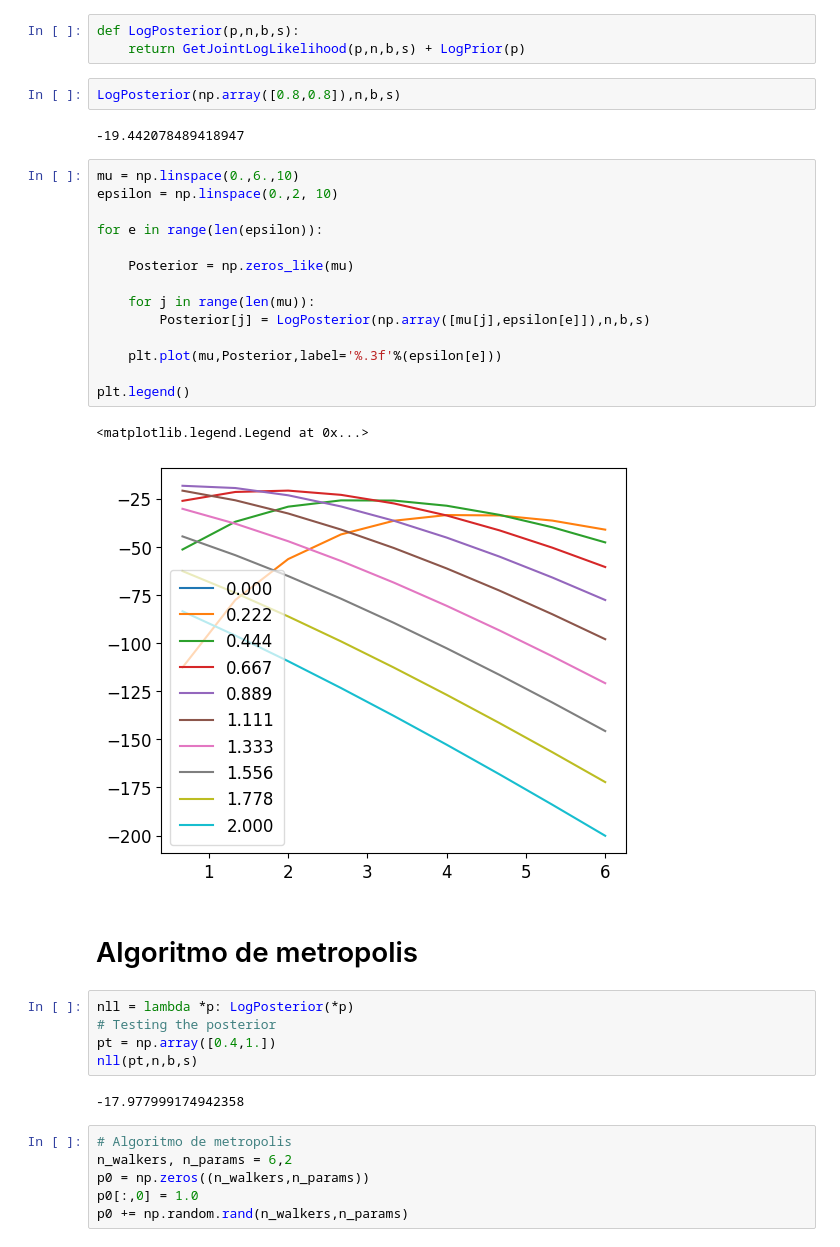
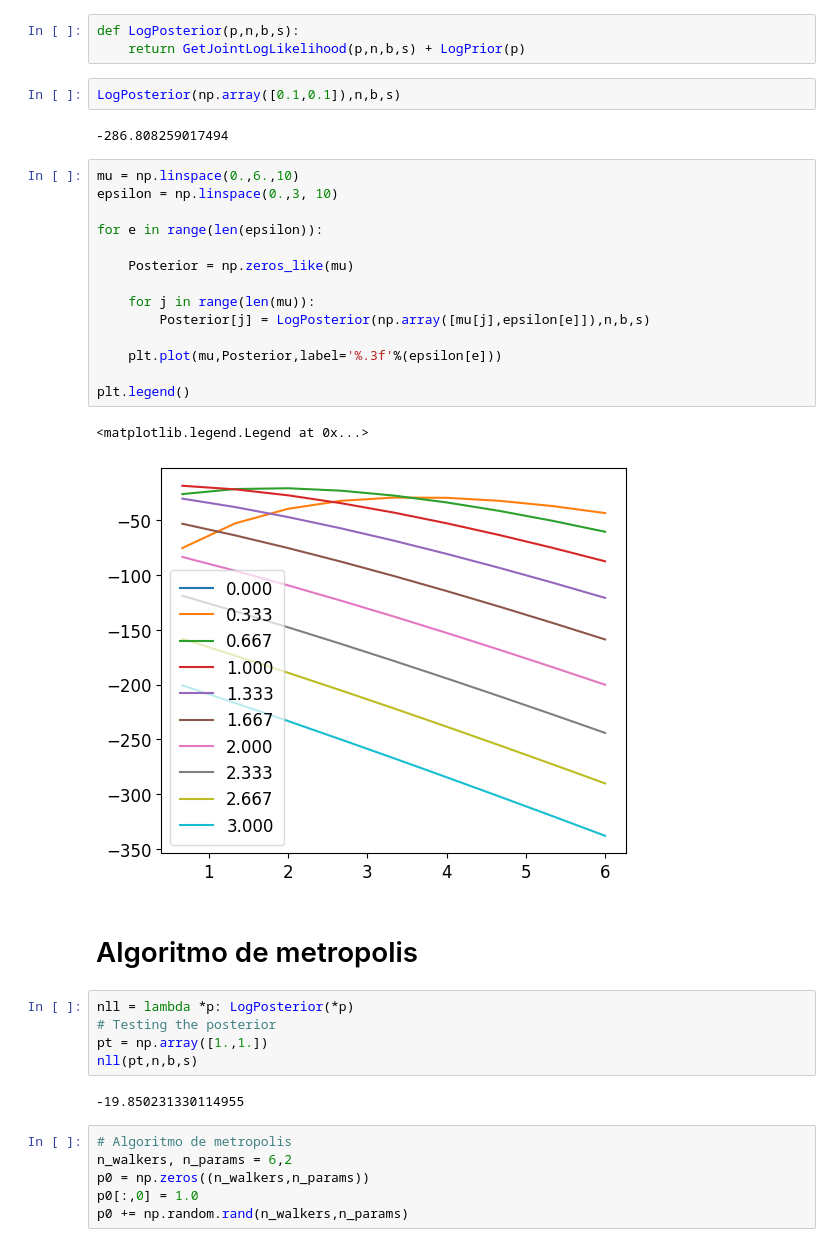
Before and after one commit to asegura4488/StatsHEP, a Jupyter notebook: Systematic/Bayesian/MetropolisSamplingBayes.ipynb, the cells around one changed output. Cells and saved outputs as stored; diff of their text form.

```diff
--- a/Systematic/Bayesian/MetropolisSamplingBayes.ipynb
+++ b/Systematic/Bayesian/MetropolisSamplingBayes.ipynb
@@ -100,35 +100,35 @@ def GetJointLogLikelihood(p,n,b,s):
 def LogPosterior(p,n,b,s):
     return GetJointLogLikelihood(p,n,b,s) + LogPrior(p)
 # %%
-LogPosterior(np.array([0.8,0.8]),n,b,s)
+LogPosterior(np.array([0.1,0.1]),n,b,s)
 # %% [output]
--19.442078489418947
+-286.808259017494
 # %%
 mu = np.linspace(0.,6.,10)
-epsilon = np.linspace(0.,2, 10)
+epsilon = np.linspace(0.,3, 10)
 
 for e in range(len(epsilon)):
 
     Posterior = np.zeros_like(mu)
 
     for j in range(len(mu)):
         Posterior[j] = LogPosterior(np.array([mu[j],epsilon[e]]),n,b,s)
 
     plt.plot(mu,Posterior,label='%.3f'%(epsilon[e]))
 
 plt.legend()
 # %% [output]
 <matplotlib.legend.Legend at 0x...>
-[figure, old version]
+[figure, new version]
 # %% [markdown]
 # Algoritmo de metropolis
 # %%
 nll = lambda *p: LogPosterior(*p)
 # Testing the posterior
-pt = np.array([0.4,1.])
+pt = np.array([1.,1.])
 nll(pt,n,b,s)
 # %% [output]
--17.977999174942358
+-19.850231330114955
 # %%
 # Algoritmo de metropolis
 n_walkers, n_params = 6,2
```
Also changed, not shown: parts of 12 cells of this notebook.
